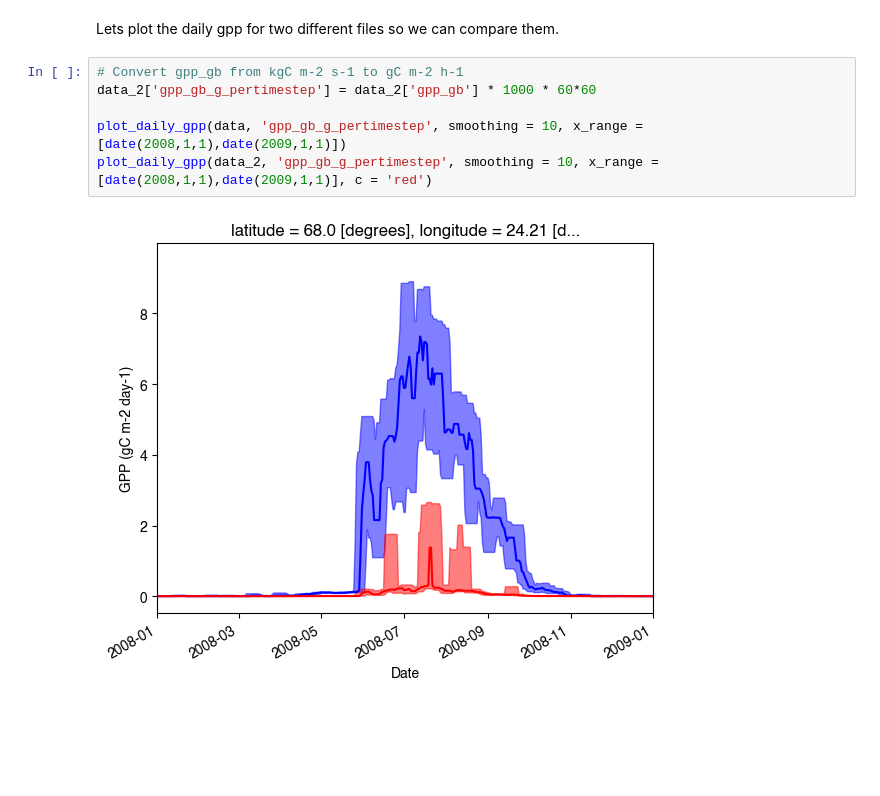
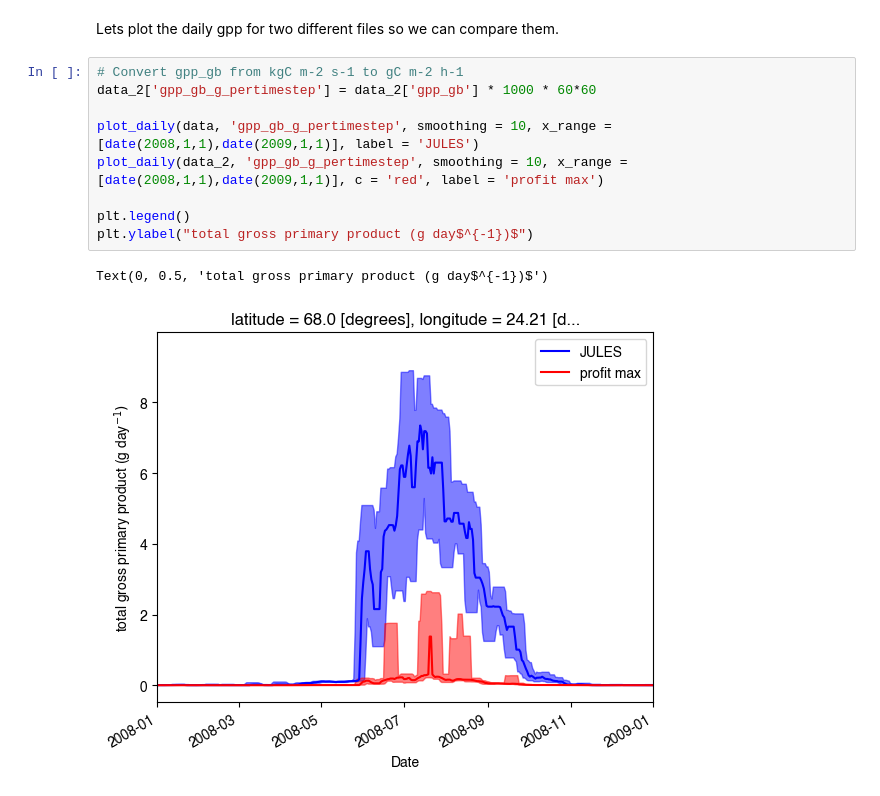
Before and after one commit to CaleBaguley/JULES-plotting-and-analysis-code, a Jupyter notebook: notebooks/File load and plot test.ipynb, the cells around one changed output. Saved outputs shown, nothing was run; the diff lists cells and outputs as text; blank space fills up the shorter version.

```diff
--- a/notebooks/File load and plot test.ipynb
+++ b/notebooks/File load and plot test.ipynb
@@ -63,8 +66,12 @@ Lets plot the daily gpp for two different files so we can compare them.
 # %%
 # Convert gpp_gb from kgC m-2 s-1 to gC m-2 h-1
 data_2['gpp_gb_g_pertimestep'] = data_2['gpp_gb'] * 1000 * 60*60
 
-plot_daily_gpp(data, 'gpp_gb_g_pertimestep', smoothing = 10, x_range = [date(2008,1,1),date(2009,1,1)])
-plot_daily_gpp(data_2, 'gpp_gb_g_pertimestep', smoothing = 10, x_range = [date(2008,1,1),date(2009,1,1)], c = 'red')
+plot_daily(data, 'gpp_gb_g_pertimestep', smoothing = 10, x_range = [date(2008,1,1),date(2009,1,1)], label = 'JULES')
+plot_daily(data_2, 'gpp_gb_g_pertimestep', smoothing = 10, x_range = [date(2008,1,1),date(2009,1,1)], c = 'red', label = 'profit max')
+
+plt.legend()
+plt.ylabel("total gross primary product (g day$^{-1})$")
 # %% [output]
+Text(0, 0.5, 'total gross primary product (g day$^{-1})$')
-[figure, old version]
+[figure, new version]
```
Also changed, not shown: parts of 8 cells of this notebook.
